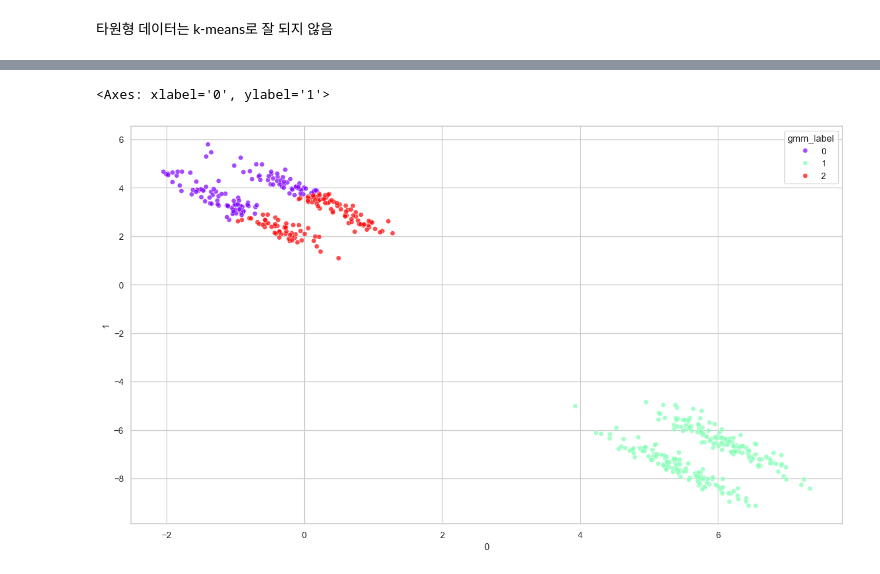
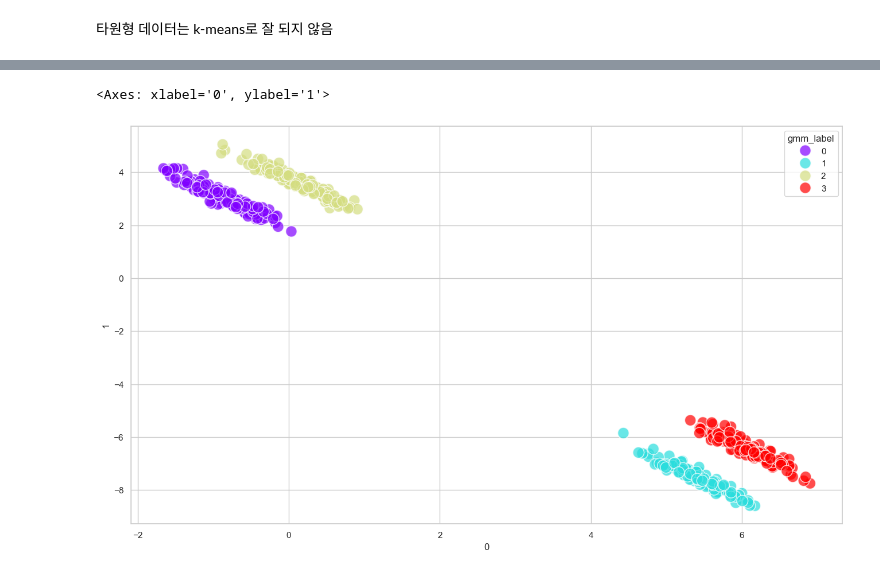
Before and after one commit to jeongryuni/study_analysis, a Jupyter notebook: Cluster_analysis/03_다양한 클러스터링 모델.ipynb, the cells around one changed output, grey strips where cells are left out. Saved outputs shown, nothing was run; the diff lists cells and outputs as text; code cells hidden in the pictures.

```diff
--- a/Cluster_analysis/03_다양한 클러스터링 모델.ipynb
+++ b/Cluster_analysis/03_다양한 클러스터링 모델.ipynb
@@ -248,7 +250,7 @@ from sklearn.datasets import make_blobs
 
 n_samples = 500 # 샘플데이터 개수
 center = 4 # 클러스터 개수
-cluster_std = 0.75 # 클러스터 내 표준편차
+cluster_std = 0.5 # 클러스터 내 표준편차
 random_state = 13 # 샘플 데이터 고정
 
 data, clusters = make_blobs(n_samples=n_samples, centers=center, cluster_std=cluster_std, random_state=random_state)
@@ -283,18 +317,17 @@ df = df.drop(columns=['kmeans_label'], axis=1)
 # %%
-
 from sklearn.mixture import GaussianMixture
 
-n_components = 3 # 분포 개수
+n_components = 4 # 분포 개수
 random_state = 10 # 모델 고정
 
 model = GaussianMixture(n_components=n_components, random_state=random_state)
 
 ## GMM 모델 학습
 model.fit(df)
 df['gmm_label'] = model.predict(df)
 
 # 시각화
-sns.scatterplot(x=df[0], y=df[1], hue=df['gmm_label'], palette='rainbow', alpha=0.7)
+sns.scatterplot(x=df[0], y=df[1], hue=df['gmm_label'], palette='rainbow', alpha=0.7, s=200)
 # %% [output]
 <Axes: xlabel='0', ylabel='1'>
-[figure, old version]
+[figure, new version]
```
Also changed, not shown: parts of 8 cells of this notebook, 1 other file.
